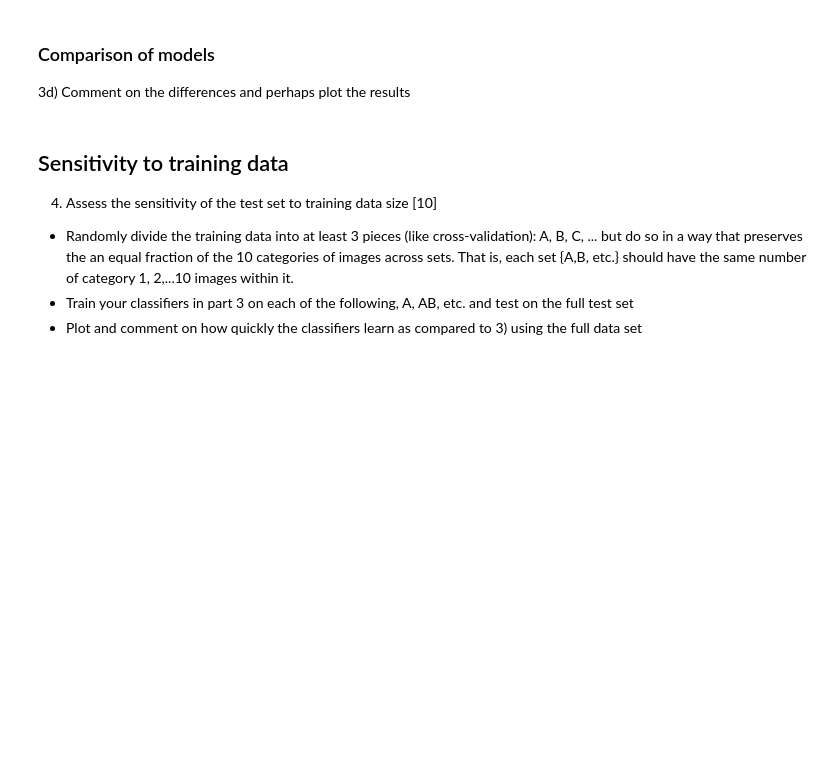
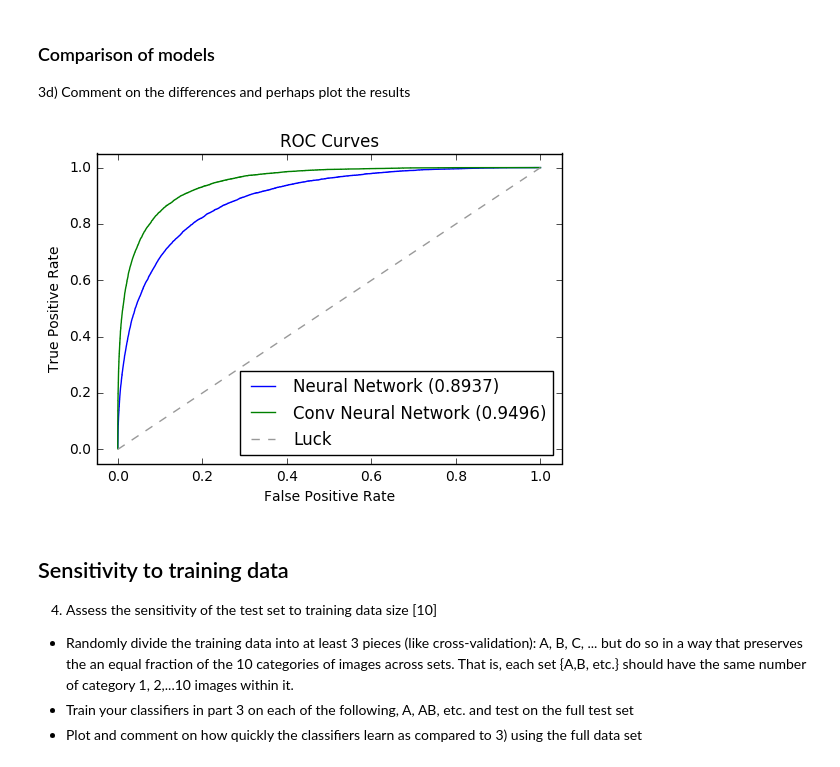
Before and after one commit to rabjohnston/E81HW4, a Jupyter notebook: submission/HW4.ipynb, the cells around one changed output. Cells and saved outputs as stored; diff of their text form; code cells hidden in the pictures; blank space fills up the shorter version.

```diff
--- a/submission/HW4.ipynb
+++ b/submission/HW4.ipynb
@@ -62,26 +78,34 @@ Accuracy of model against test data: 51.35
 
 3d) Comment on the differences and perhaps plot the results
 # %%
+%run '../rob/dataset.py'
+
 # Load the labels
-
+ds = DataSet(use_valid=False)
+ds.load(False )
+labels = ds.test_labels
 
 # Compute ROC curve and Area Under the Curve
-#fpr[i], tpr[i], _ = roc_curve(attrsC1.Y_test, attrsC1.final_pred)
-#fpr, tpr, thresholds = roc_curve(attrsC1.Y_test[0], attrsC1.final_pred[0])
-fpr, tpr, thresholds = roc_curve(attrsC1.Y_test, result_nn4.test_preds[:, 1])
+
+fpr, tpr, thresholds = roc_curve(labels.ravel(), result_nn.test_preds)
 roc_auc = auc(fpr, tpr)
 plt.plot(fpr, tpr, lw=1, label='Neural Network ({})'.format(roc_auc.round(4)))
 
+fpr, tpr, thresholds = roc_curve(labels.ravel(), result_cnn.test_preds)
+roc_auc = auc(fpr, tpr)
+plt.plot(fpr, tpr, lw=1, label='Conv Neural Network ({})'.format(roc_auc.round(4)))
 
 plt.plot([0, 1], [0, 1], '--', color=(0.6, 0.6, 0.6), label='Luck')
 
 plt.xlim([-0.05, 1.05])
 plt.ylim([-0.05, 1.05])
 plt.xlabel('False Positive Rate')
 plt.ylabel('True Positive Rate')
 plt.title('ROC Curves')
 plt.legend(loc="lower right")
 plt.show()
+# %% [output]
+[figure, added]
 # %% [markdown]
 ## Sensitivity to training data
 
```
Also changed, not shown: parts of 2 cells of this notebook, 1 other file.
